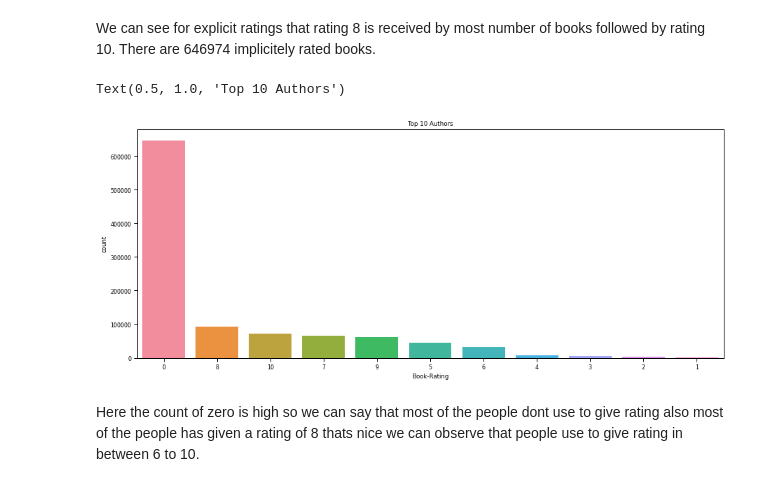
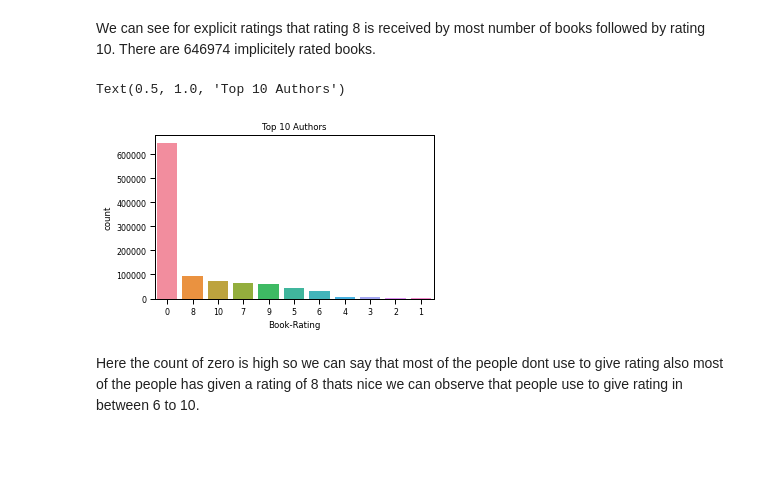
Before and after one commit to SujitbMusale/Book-Recommendation-System, a Jupyter notebook: Book_Recommendation_System.ipynb, the cells around one changed output. Cells and saved outputs as stored; diff of their text form; code cells hidden in the pictures; blank space fills up the shorter version.

```diff
--- a/Book_Recommendation_System.ipynb
+++ b/Book_Recommendation_System.ipynb
@@ -139,7 +139,7 @@ The data is showing some points are above the 100 so either we can remove data b
 and also upto 5 year people will not read a book.
 # %%
 #replacing the outliers in 'Age' with NaN value
-Users.loc[(Users['Age']>100)|(Users['Age']<5),'Age']=np.nan
+Users.loc[(Users['Age']>85)|(Users['Age']<5),'Age']=np.nan
 # %%
 #Displaying the current number of missing values in  'Age' column
 print('The number of missing values is ',Users['Age'].isnull().sum())
@@ -352,5 +357,5 @@ We wii replace the value with median
 # %%
-Books.loc[(Books['Year-Of-Publication'] > 2006)|(Books['Year-Of-Publication'] == 0),'Year-Of-Publication'] = np.NAN
+Books.loc[(Books['Year-Of-Publication'] > 2006)|(Books['Year-Of-Publication'] == 0)|(Books['Year-Of-Publication'] < 1700), 'Year-Of-Publication'] = np.NAN
 #replacing NaNs with median value of Year-Of-Publication
 Books['Year-Of-Publication'].fillna(round(Books['Year-Of-Publication'].median()), inplace=True)
 # %% [markdown]
@@ -547,12 +549,12 @@ We can see for explicit ratings that rating 8 is received by most number of book
 # %%
 # lets check the rating distribution
 sns.set_context( font_scale=0.9)
-plt.figure(figsize=(15,6))
+plt.figure(figsize=(5,3))
 sns.countplot(x='Book-Rating',data=Books_Rating,order=pd.value_counts(Books_Rating['Book-Rating']).index,saturation=0.9)
 plt.title('Top 10 Authors')
 # %% [output]
 Text(0.5, 1.0, 'Top 10 Authors')
-[figure, old version]
+[figure, new version]
 # %% [markdown]
 Here the count of zero is high so we can say that most of the people dont use to give rating also most of the people has given a rating of 8 thats nice we can observe that people use to give rating in between 6 to 10.
 # %%
```
Also changed, not shown: parts of 29 cells of this notebook.
